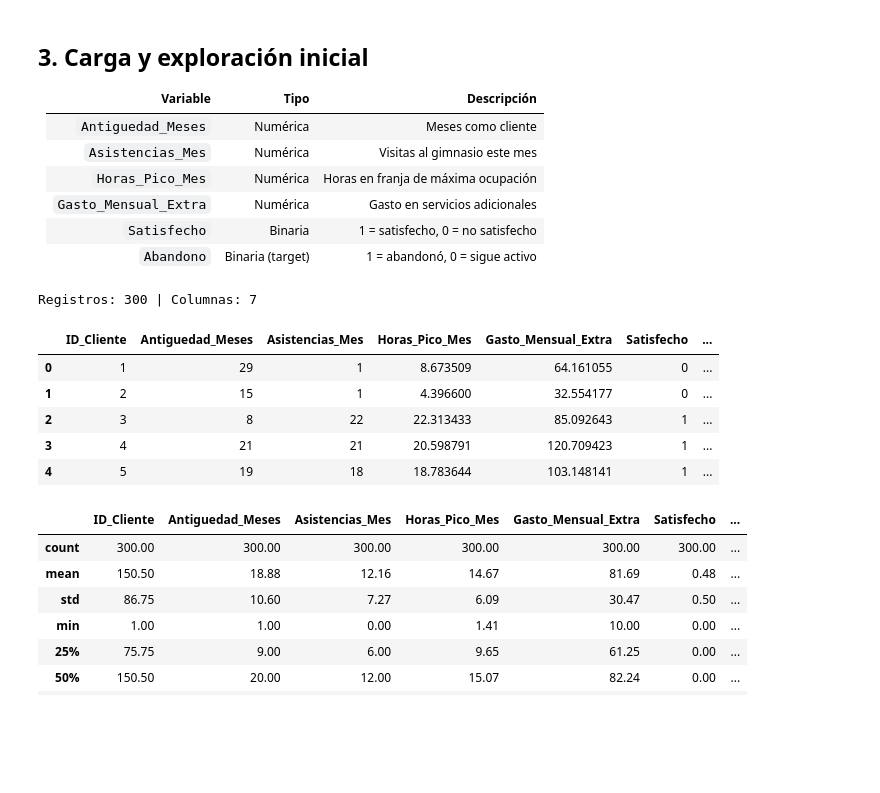
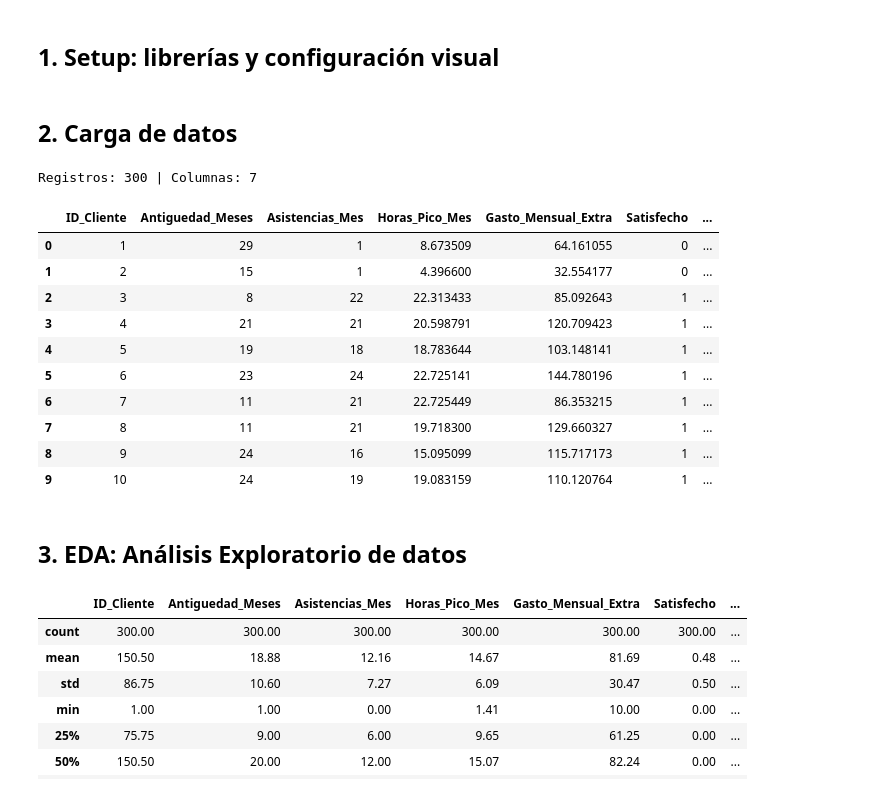
Before and after one commit to BORJAMOME/Data-Analytics-Portfolio, a Jupyter notebook: 03-Machine-Learning/01-supervisado/clasificacion/05-regresion-logistica/01-gimnasio/notebook.ipynb, the cells around one changed output. Saved outputs shown, nothing was run; the diff lists cells and outputs as text; code cells hidden in the pictures; blank space fills up the shorter version.

```diff
--- a/03-Machine-Learning/01-supervisado/clasificacion/05-regresion-logistica/01-gimnasio/notebook.ipynb
+++ b/03-Machine-Learning/01-supervisado/clasificacion/05-regresion-logistica/01-gimnasio/notebook.ipynb
@@ -39,28 +22,2 @@ Es el modelo de referencia en cualquier problema de clasificación binaria donde
-# %%
-import pandas as pd
-import numpy as np
-import matplotlib.pyplot as plt
-import seaborn as sns
-
-from sklearn.model_selection import train_test_split
-from sklearn.linear_model import LogisticRegression
-from sklearn.metrics import (
-    accuracy_score, precision_score, recall_score, f1_score,
-    roc_auc_score, roc_curve, confusion_matrix, classification_report,
-)
-import statsmodels.api as sm
-from statsmodels.stats.outliers_influence import variance_inflation_factor
-
-plt.style.use("seaborn-v0_8-whitegrid")
-pd.set_option("display.max_columns", None)
-# %% [markdown]
-## 3. Carga y exploración inicial
-
-| Variable | Tipo | Descripción |
-|---|---|---|
-| `Antiguedad_Meses` | Numérica | Meses como cliente |
-| `Asistencias_Mes` | Numérica | Visitas al gimnasio este mes |
-| `Horas_Pico_Mes` | Numérica | Horas en franja de máxima ocupación |
-| `Gasto_Mensual_Extra` | Numérica | Gasto en servicios adicionales |
-| `Satisfecho` | Binaria | 1 = satisfecho, 0 = no satisfecho |
-| `Abandono` | Binaria (target) | 1 = abandonó, 0 = sigue activo |
+# %% [markdown]
+## 1. Setup: librerías y configuración visual
@@ -67,15 +71,24 @@ pd.set_option("display.max_columns", None)
+# %% [markdown]
+## 2. Carga de datos
 # %%
 data = pd.read_excel("gym_clientes.xlsx")
 print(f"Registros: {data.shape[0]} | Columnas: {data.shape[1]}")
-data.head()
+data.head(10)
 # %% [output]
 Registros: 300 | Columnas: 7
 |  | ID_Cliente | Antiguedad_Meses | Asistencias_Mes | Horas_Pico_Mes | Gasto_Mensual_Extra | Satisfecho | ... |
 | 0 | 1 | 29 | 1 | 8.673509 | 64.161055 | 0 | ... |
 | 1 | 2 | 15 | 1 | 4.396600 | 32.554177 | 0 | ... |
 | 2 | 3 | 8 | 22 | 22.313433 | 85.092643 | 1 | ... |
 | 3 | 4 | 21 | 21 | 20.598791 | 120.709423 | 1 | ... |
 | 4 | 5 | 19 | 18 | 18.783644 | 103.148141 | 1 | ... |
+| 5 | 6 | 23 | 24 | 22.725141 | 144.780196 | 1 | ... |
+| 6 | 7 | 11 | 21 | 22.725449 | 86.353215 | 1 | ... |
+| 7 | 8 | 11 | 21 | 19.718300 | 129.660327 | 1 | ... |
+| 8 | 9 | 24 | 16 | 15.095099 | 115.717173 | 1 | ... |
+| 9 | 10 | 24 | 19 | 19.083159 | 110.120764 | 1 | ... |
+# %% [markdown]
+## 3. EDA: Análisis Exploratorio de datos
 # %%
 data.describe().round(2)
 # %% [output]
```
Also changed, not shown: parts of 49 cells of this notebook, 2 other files.
